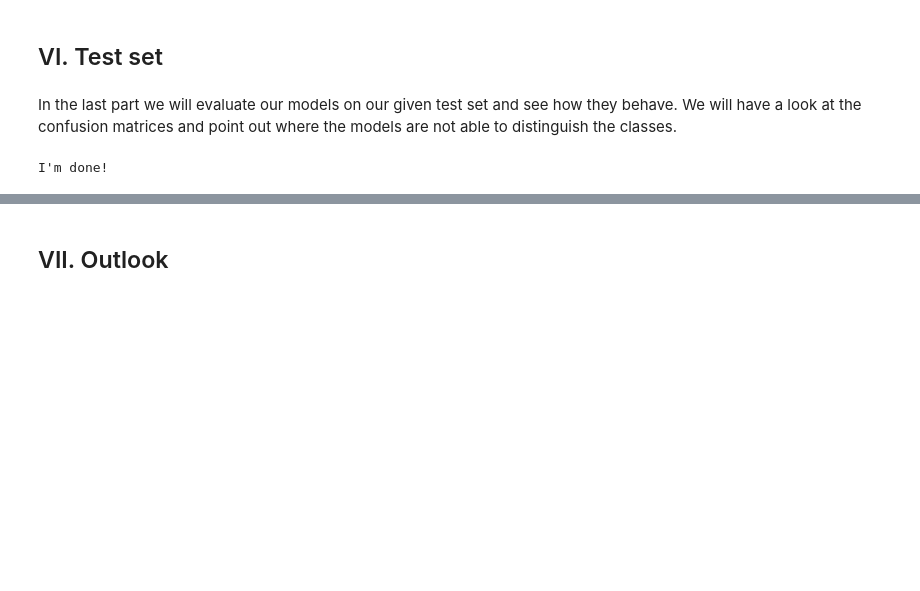
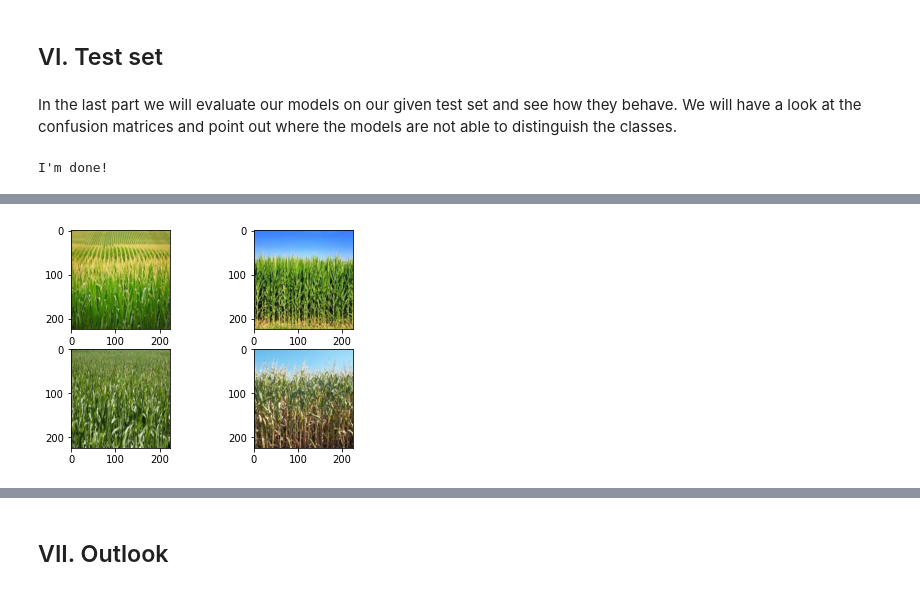
Before and after one commit to NiklasSabel/Industrial-Applications-of-Artificial-Intelligence, a Jupyter notebook: notebooks/Primary sector/Primary sector crop images.ipynb, the cells around one changed output, grey strips where cells are left out. Drawn from its saved outputs; the diff is of its cells as text; code cells hidden in the pictures; blank space fills up the shorter version.

```diff
--- a/notebooks/Primary sector/Primary sector crop images.ipynb
+++ b/notebooks/Primary sector/Primary sector crop images.ipynb
@@ -1329,0 +1398,5 @@ We can see that it has problems distinguishing between (look at pictures), let m
+# %%
+# maize
+show_4_images("../../src/data/Abgabe_1_Crop_images/crop_images/maize/",(224,224,3))
+# %% [output]
+[figure, added]
```
Also changed, not shown: parts of 46 cells of this notebook, 1 other file.
